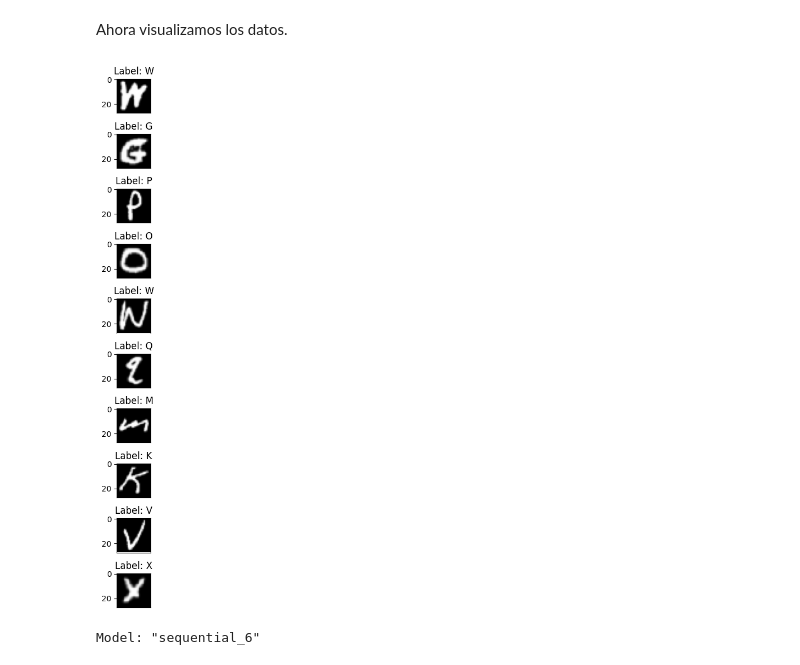
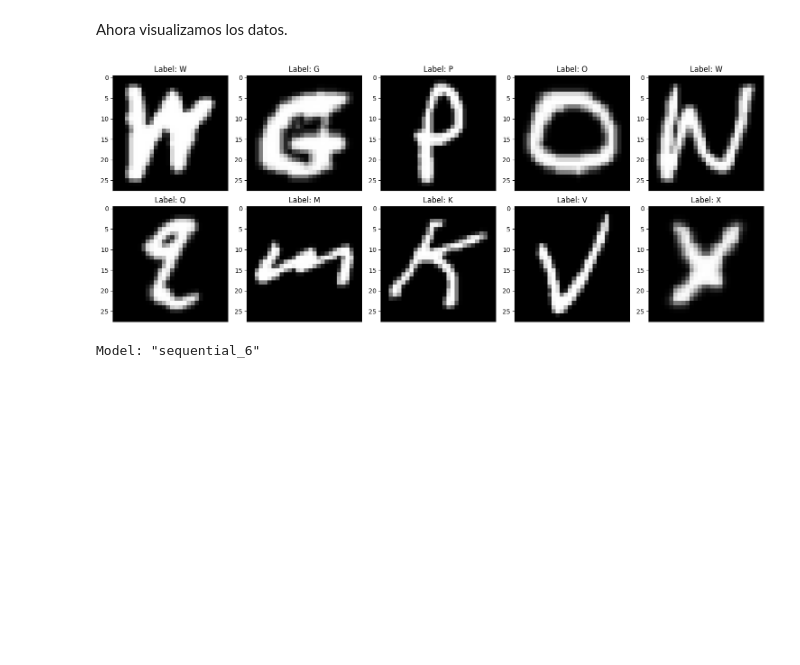
Before and after one commit to jresendiz27/CIC_AIDiploma2025, a Jupyter notebook: notebooks/EMNIST.ipynb, the cells around one changed output. Drawn from its saved outputs; the diff is of its cells as text; code cells hidden in the pictures; blank space fills up the shorter version.

```diff
--- a/notebooks/EMNIST.ipynb
+++ b/notebooks/EMNIST.ipynb
@@ -48,17 +48,17 @@ y_test = to_categorical(y_test)
 # %% [markdown]
 Ahora visualizamos los datos.
 # %%
-fig, axes = plt.subplots(10, 1, figsize=(10, 10))
-for i, ax in enumerate(axes):
+fig, axes = plt.subplots(2, 5, figsize=(15, 6))
+for i, ax in enumerate(axes.flatten()):
     ax.imshow(rotated_X_train[i, :, :, 0], cmap=plt.get_cmap('gray'))
     arg_max_label = np.argmax(y_train[i])
     title = f"Label: {letters[arg_max_label]}"
     ax.set_title(title)
     ax.get_xaxis().set_visible(False)
 plt.tight_layout()
 plt.show()
 # %% [output]
-[figure, old version]
+[figure, new version]
 # %%
 model = keras.Sequential(
     [
```
Also changed, not shown: parts of 1 cell of this notebook.
